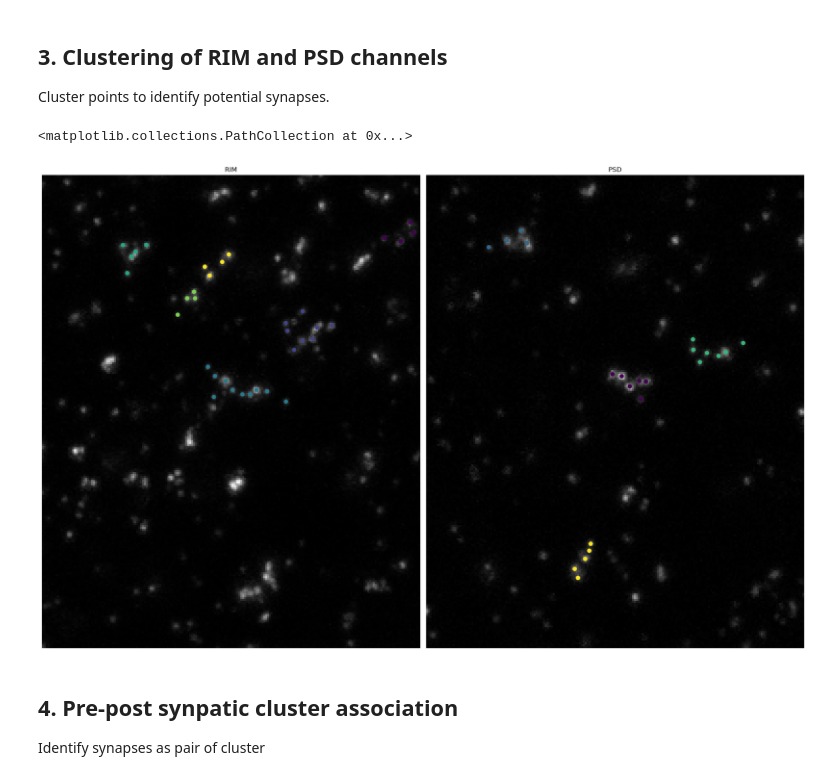
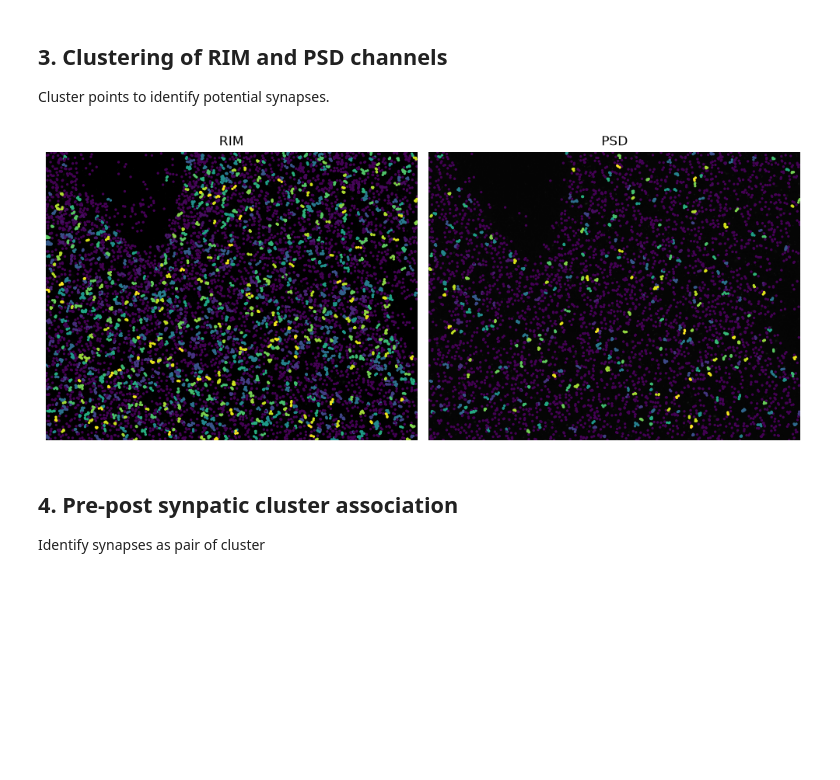
Before and after one commit to jboulanger/synex, a Jupyter notebook: notebooks/Analysis.ipynb, the cells around one changed output. Drawn from its saved outputs; the diff is of its cells as text; code cells hidden in the pictures; blank space fills up the shorter version.

```diff
--- a/notebooks/Analysis.ipynb
+++ b/notebooks/Analysis.ipynb
@@ -62,7 +62,7 @@ import numpy as np
 
 from prrt_clustering import detect_puncta, plot_data, plot_points
 
-tmp = stabilized[0, :, :, 250:500, 800:1000]
+tmp = stabilized[0]#, :, :, 250:500, 800:1000]
 parameters = {
     "PRRT": {"scale_um": 0.4, "specificity": 6},
     "A1": {"scale_um": 0.3, "specificity": 6},
@@ -100,23 +100,14 @@ Cluster points to identify potential synapses.
 # %%
 from prrt_clustering import cluster_dbscan
 
-points, clusters = cluster_dbscan(points, eps=1.5, min_samples=4)
+points, clusters = cluster_dbscan(points, eps=1.5, min_samples=3)
 
 fig = plt.figure(figsize=(10, 10))
-fig, axes = plot_data(tmp.sel(C=["RIM","PSD"]), split=True, fig=fig)
-
-fig = plt.figure(figsize=(20, 20))
-fig, axes = plot_data(tmp, split=True, fig=fig)
-for n,g in points[(points["synapse_id"]>=0&(points["C"]).isin(["RIM","PSD"]))].groupby("C"):
-    axes[n].scatter(g['X'],g['Y'],c=g['synapse_id'],s=50)
-
-x = points[(points["cluster_id"]>=0)&(points["C"]=="RIM")]
-axes["RIM"].scatter(x['X'],x['Y'],c=x['cluster_id'],s=50)
-x = points[(points["cluster_id"]>=0)&(points["C"]=="PSD")]
-axes["PSD"].scatter(x['X'],x['Y'],c=x['cluster_id'],s=50)
+fig, axes = plot_data(tmp.sel(C=["RIM", "PSD"]), split=True, fig=fig)
+for n, g in points[points["C"].isin(["RIM", "PSD"])].groupby("C"):
+    axes[n].scatter(g["X"], g["Y"], c=g["cluster_id"], s=2)
 # %% [output]
-<matplotlib.collections.PathCollection at 0x...>
-[figure, old version]
+[figure, new version]
 # %% [markdown]
 ## 4. Pre-post synpatic cluster association
 Identify synapses as pair of cluster
```
Also changed, not shown: parts of 12 cells of this notebook, 3 other files.
